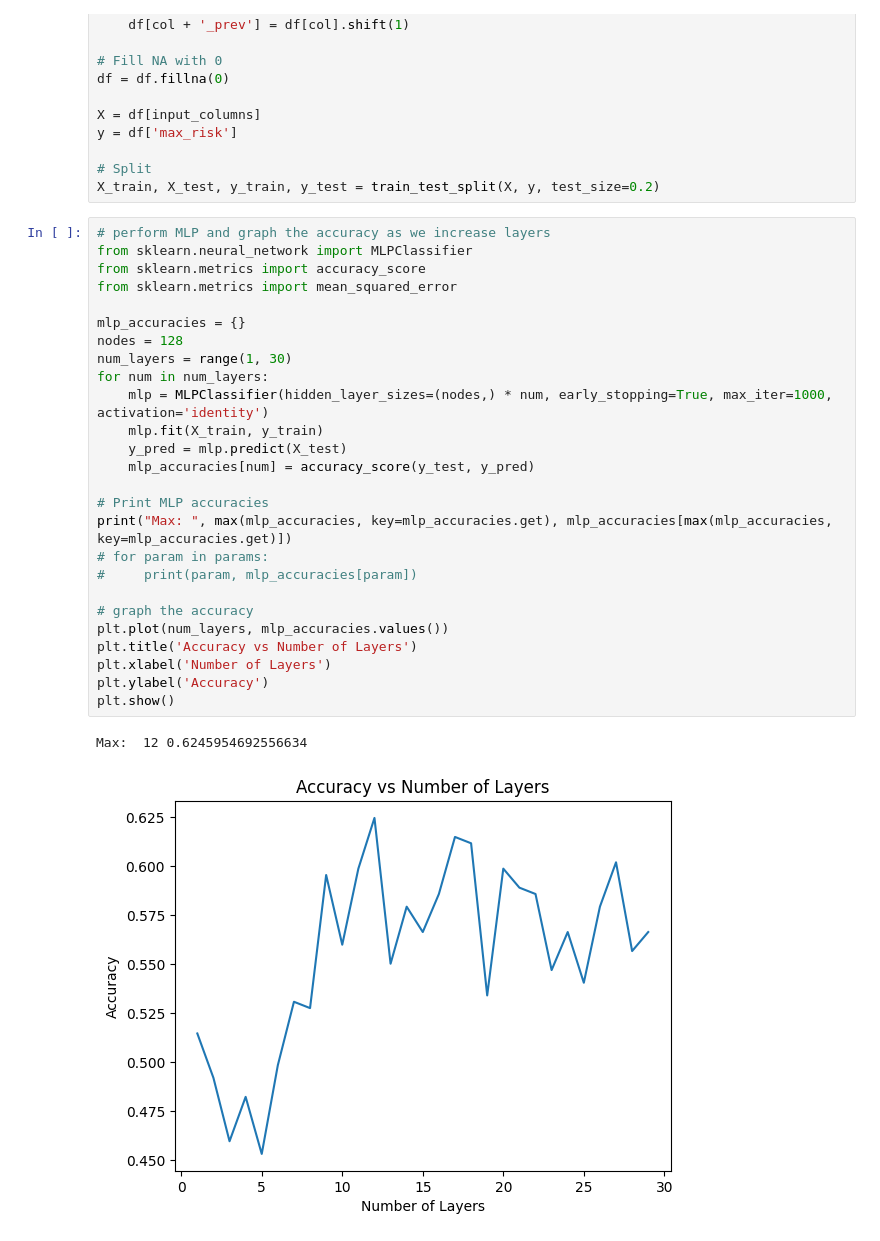
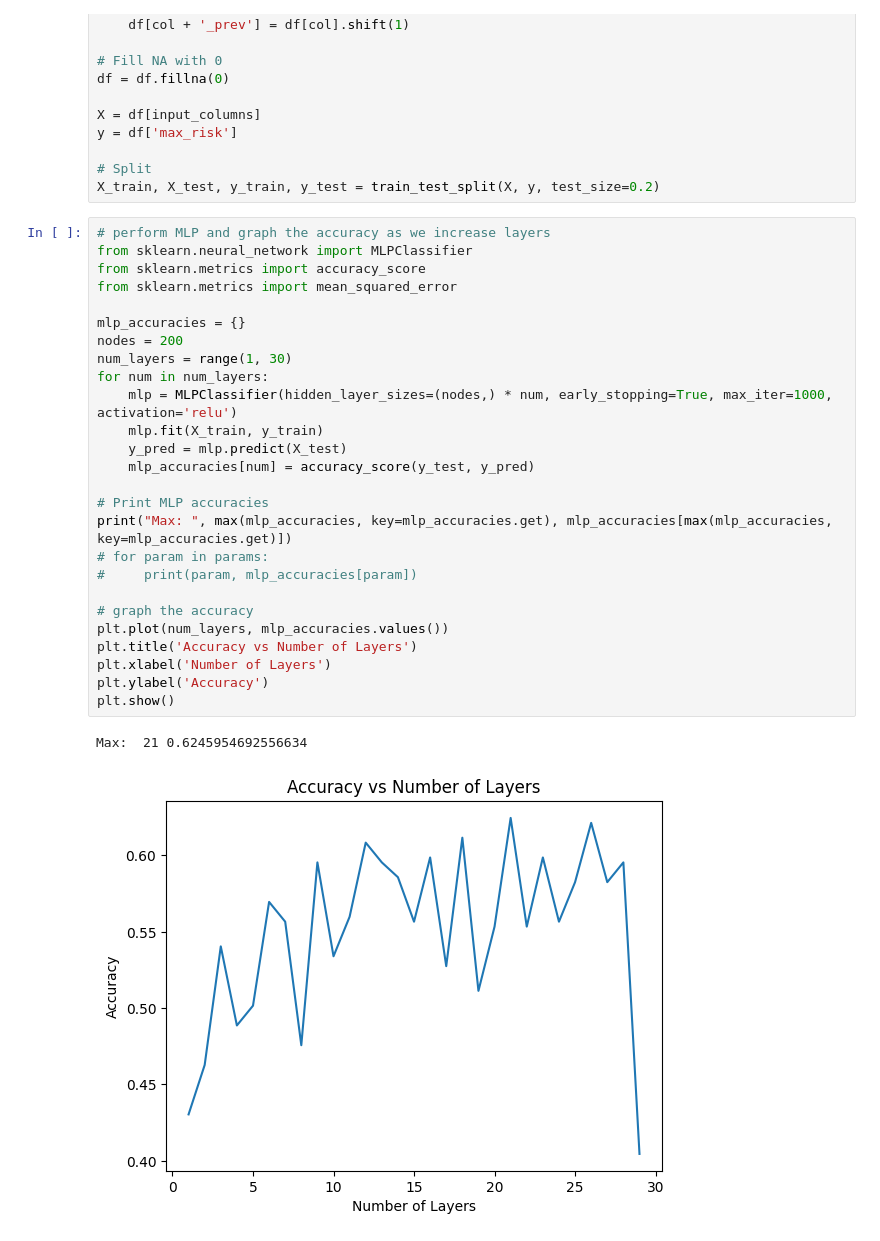
Before and after one commit to justinolcott/avalanche, a Jupyter notebook: starting_code.ipynb, the cells around one changed output. Drawn from its saved outputs; the diff is of its cells as text.

```diff
--- a/starting_code.ipynb
+++ b/starting_code.ipynb
@@ -948,32 +948,32 @@ X_train, X_test, y_train, y_test = train_test_split(X, y, test_size=0.2)
 # %%
 # perform MLP and graph the accuracy as we increase layers
 from sklearn.neural_network import MLPClassifier
 from sklearn.metrics import accuracy_score
 from sklearn.metrics import mean_squared_error
 
 mlp_accuracies = {}
-nodes = 128
+nodes = 200
 num_layers = range(1, 30)
 for num in num_layers:
-    mlp = MLPClassifier(hidden_layer_sizes=(nodes,) * num, early_stopping=True, max_iter=1000, activation='identity')
+    mlp = MLPClassifier(hidden_layer_sizes=(nodes,) * num, early_stopping=True, max_iter=1000, activation='relu')
     mlp.fit(X_train, y_train)
     y_pred = mlp.predict(X_test)
     mlp_accuracies[num] = accuracy_score(y_test, y_pred)
 
 # Print MLP accuracies
 print("Max: ", max(mlp_accuracies, key=mlp_accuracies.get), mlp_accuracies[max(mlp_accuracies, key=mlp_accuracies.get)])
 # for param in params:
 #     print(param, mlp_accuracies[param])
 
 # graph the accuracy
 plt.plot(num_layers, mlp_accuracies.values())
 plt.title('Accuracy vs Number of Layers')
 plt.xlabel('Number of Layers')
 plt.ylabel('Accuracy')
 plt.show()
 # %% [output]
-Max:  12 0.6245954692556634
+Max:  21 0.6245954692556634
-[figure, old version]
+[figure, new version]
 # %%
 # Plot Accuracy vs Number of Nodes
 mlp_accuracies = {}
```
Also changed, not shown: parts of 1 cell of this notebook, 1 other file.
